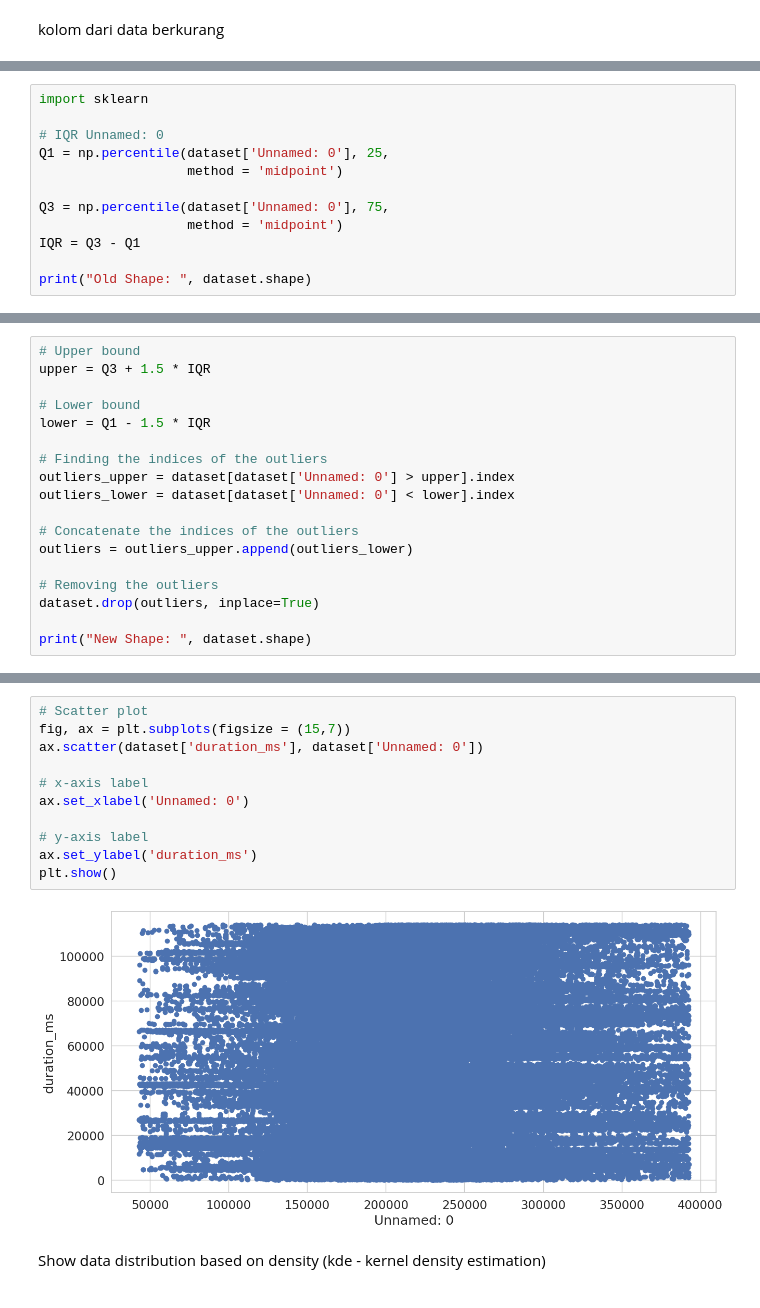
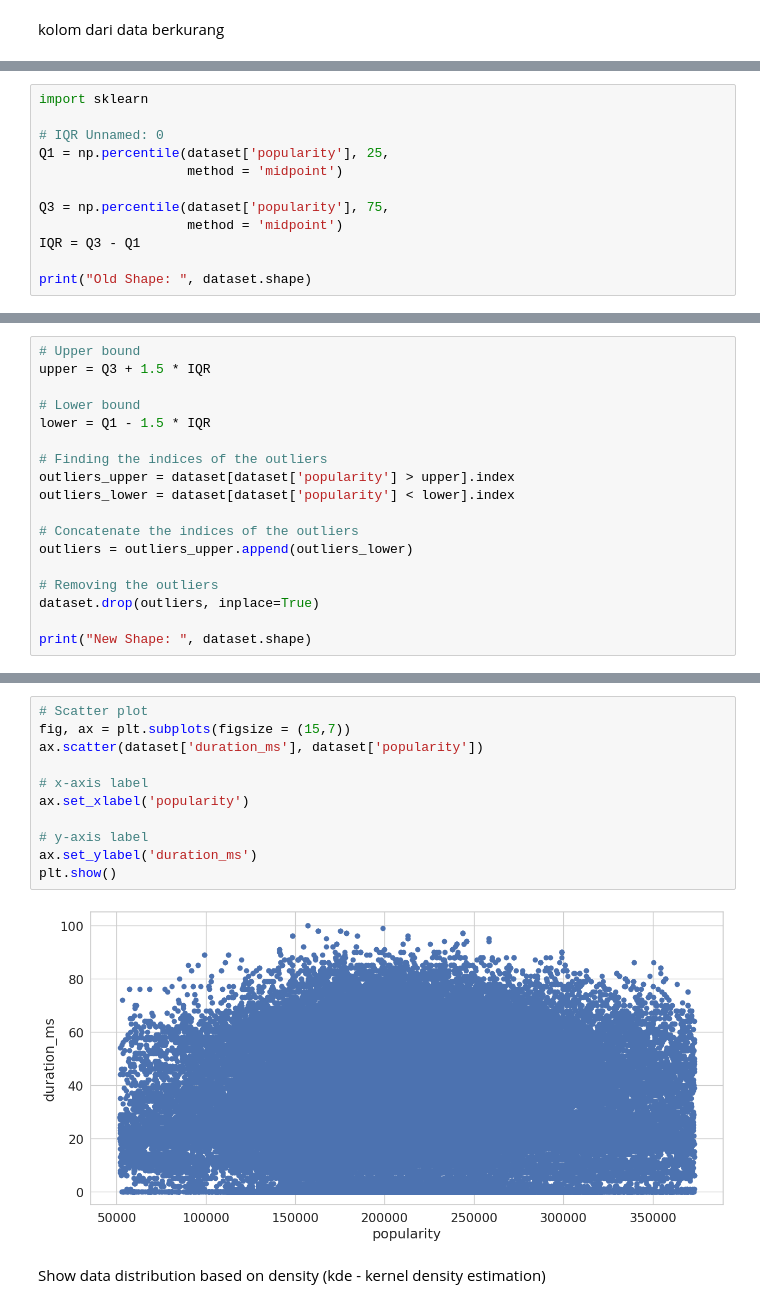
Before and after one commit to AbuHanifahh/Abu-Analitika-Data, a Jupyter notebook: Abu_Hanifah.ipynb, the cells around one changed output, grey strips where cells are left out. Cells and saved outputs as stored; diff of their text form.

```diff
--- a/Abu_Hanifah.ipynb
+++ b/Abu_Hanifah.ipynb
@@ -311,10 +325,10 @@ See the caveats in the documentation: https://pandas.pydata.org/pandas-docs/stab
 import sklearn
 
 # IQR Unnamed: 0
-Q1 = np.percentile(dataset['Unnamed: 0'], 25,
+Q1 = np.percentile(dataset['popularity'], 25,
                    method = 'midpoint')
 
-Q3 = np.percentile(dataset['Unnamed: 0'], 75,
+Q3 = np.percentile(dataset['popularity'], 75,
                    method = 'midpoint')
 IQR = Q3 - Q1
 
@@ -329,8 +343,8 @@ upper = Q3 + 1.5 * IQR
 lower = Q1 - 1.5 * IQR
 
 # Finding the indices of the outliers
-outliers_upper = dataset[dataset['Unnamed: 0'] > upper].index
-outliers_lower = dataset[dataset['Unnamed: 0'] < lower].index
+outliers_upper = dataset[dataset['popularity'] > upper].index
+outliers_lower = dataset[dataset['popularity'] < lower].index
 
 # Concatenate the indices of the outliers
 outliers = outliers_upper.append(outliers_lower)
@@ -358,16 +372,16 @@ sns.boxplot(data=dataset, orient="h");
 # %%
 # Scatter plot
 fig, ax = plt.subplots(figsize = (15,7))
-ax.scatter(dataset['duration_ms'], dataset['Unnamed: 0'])
+ax.scatter(dataset['duration_ms'], dataset['popularity'])
 
 # x-axis label
-ax.set_xlabel('Unnamed: 0')
+ax.set_xlabel('popularity')
 
 # y-axis label
 ax.set_ylabel('duration_ms')
 plt.show()
 # %% [output]
-[figure, old version]
+[figure, new version]
 # %% [markdown]
 Show data distribution based on density (kde - kernel density estimation)
 # %%
```
Also changed, not shown: parts of 15 cells of this notebook.
